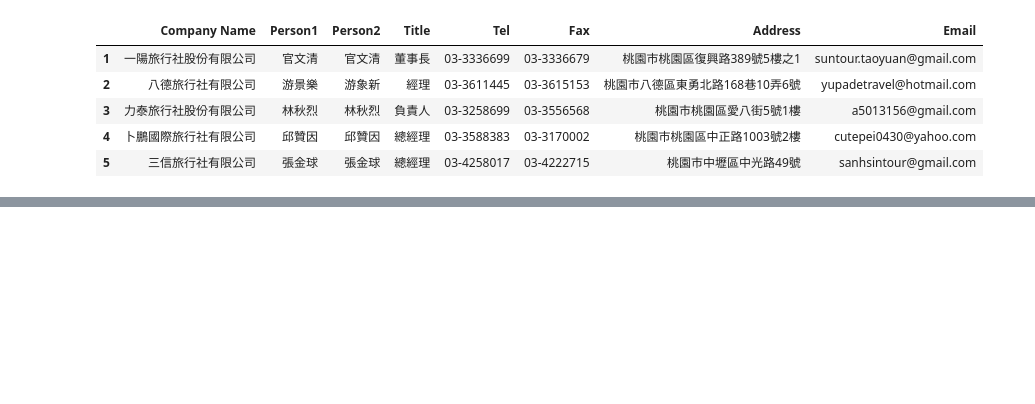
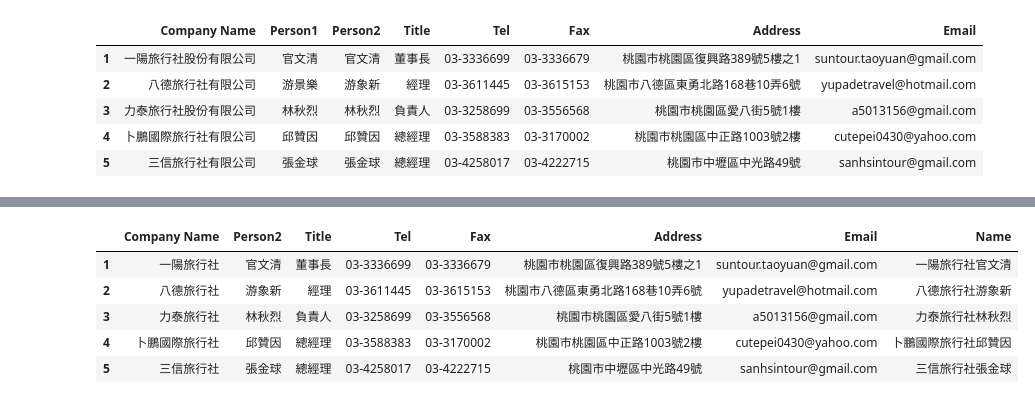
Before and after one commit to cwcheng0/LionTravel, a Jupyter notebook: Yata_Data.ipynb, the cells around one changed output, grey strips where cells are left out. Drawn from its saved outputs; the diff is of its cells as text; code cells hidden in the pictures; blank space fills up the shorter version.

```diff
--- a/Yata_Data.ipynb
+++ b/Yata_Data.ipynb
@@ -70,0 +86,12 @@ Ydata.head()
+# %%
+# Drop a column
+Ydata = Ydata.drop(['Person1'], axis=1)
+
+Ydata.head()
+# %% [output]
+|  | Company Name | Person2 | Title | Tel | Fax | Address | Email | Name |
+| 1 | 一陽旅行社 | 官文清 | 董事長 | 03-3336699 | 03-3336679 | 桃園市桃園區復興路389號5樓之1 | suntour.taoyuan@gmail.com | 一陽旅行社官文清 |
+| 2 | 八德旅行社 | 游象新 | 經理 | 03-3611445 | 03-3615153 | 桃園市八德區東勇北路168巷10弄6號 | yupadetravel@hotmail.com | 八德旅行社游象新 |
+| 3 | 力泰旅行社 | 林秋烈 | 負責人 | 03-3258699 | 03-3556568 | 桃園市桃園區愛八街5號1樓 | a5013156@gmail.com | 力泰旅行社林秋烈 |
+| 4 | 卜鵬國際旅行社 | 邱贊因 | 總經理 | 03-3588383 | 03-3170002 | 桃園市桃園區中正路1003號2樓 | cutepei0430@yahoo.com | 卜鵬國際旅行社邱贊因 |
+| 5 | 三信旅行社 | 張金球 | 總經理 | 03-4258017 | 03-4222715 | 桃園市中壢區中光路49號 | sanhsintour@gmail.com | 三信旅行社張金球 |
```
Also changed, not shown: parts of 8 cells of this notebook.
